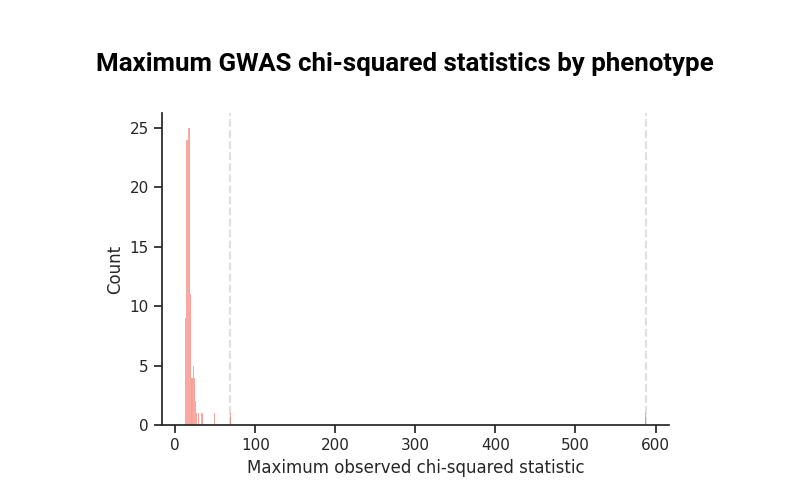
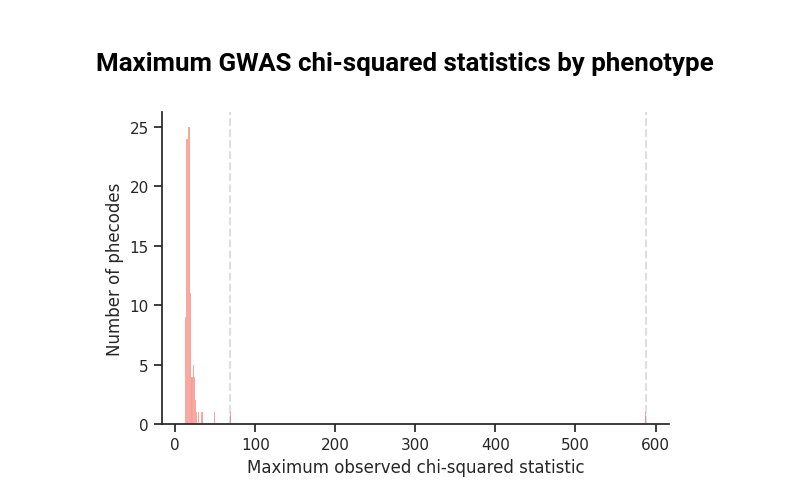
Before and after one commit to zietzm/webgwas-analysis, a Jupyter notebook: analyses/2.fit-quality/6-inspect-outliers.ipynb, the cells around one changed output. Saved outputs shown, nothing was run; the diff lists cells and outputs as text; code cells hidden in the pictures.

```diff
--- a/analyses/2.fit-quality/6-inspect-outliers.ipynb
+++ b/analyses/2.fit-quality/6-inspect-outliers.ipynb
@@ -268,20 +268,21 @@ max_df = (
     pl.scan_parquet("data/gwas_comparison/direct_vs_indirect_non_anon.parquet")
     .group_by("phenotype")
     .agg(
-        pl.col("chisq_true", "chisq_est").max()
+        max=pl.col("chisq_true").max(),
+        var=pl.col("chisq_true").var(),
     )
     .filter(pl.col("phenotype").str.contains("^[0-9]"))
-    .sort("chisq_true", descending=True)
+    .sort("max", descending=True)
     .collect()
 )
 # %%
 g = (
     max_df
-    .pipe(sns.displot, x="chisq_true", height=4, aspect=1.5)
-    .set_axis_labels("Maximum observed chi-squared statistic")
+    .pipe(sns.displot, x="max", height=4, aspect=1.5)
+    .set_axis_labels("Maximum observed chi-squared statistic", "Number of phecodes")
 )
 
 for row in max_df.filter(pl.col("phenotype").is_in(phecodes)).to_dicts():
-    g.refline(x=row["chisq_true"], color="gray", linestyle="dashed", alpha=0.25)
+    g.refline(x=row["max"], color="gray", linestyle="dashed", alpha=0.25)
 # %% [output]
-[figure, old version]
+[figure, new version]
```
Also changed, not shown: parts of 4 cells of this notebook, 1 other file.
